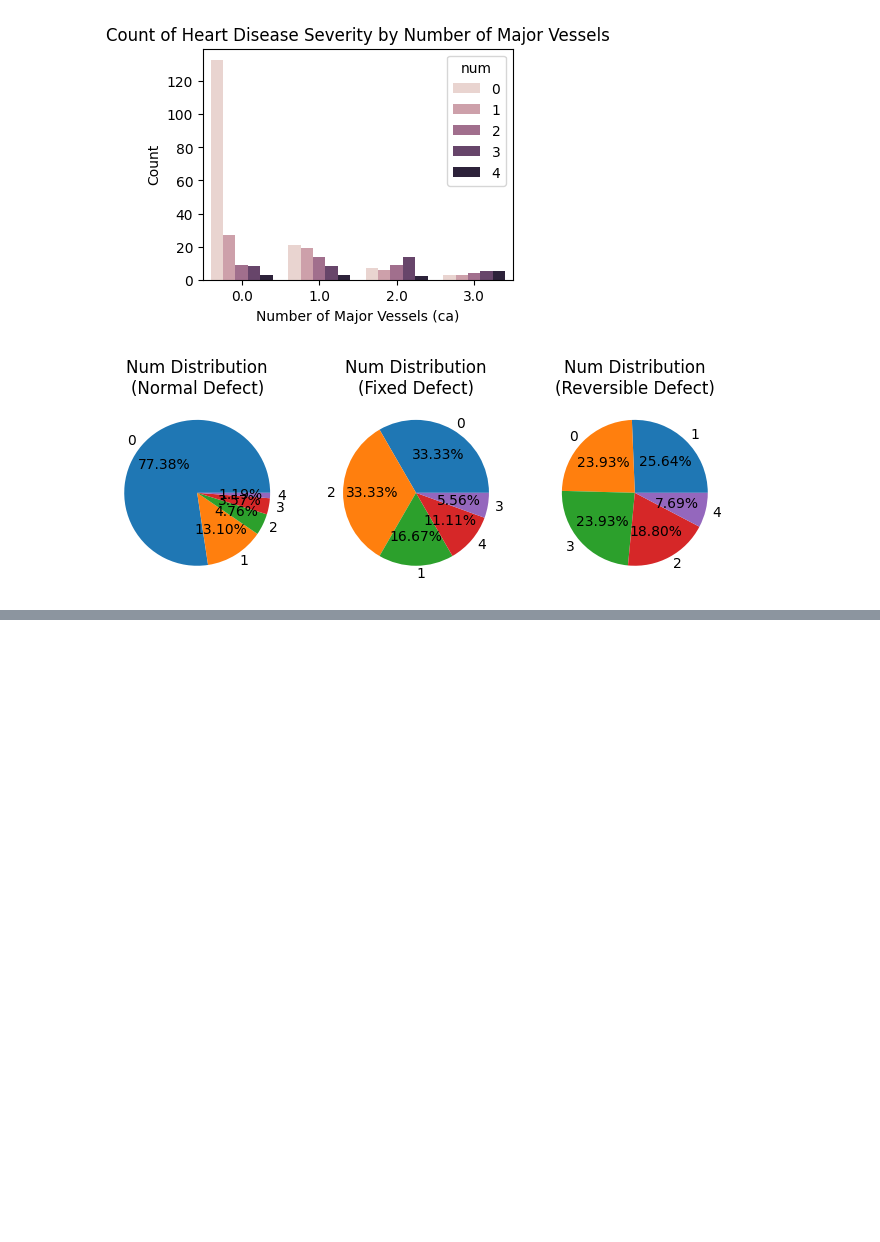
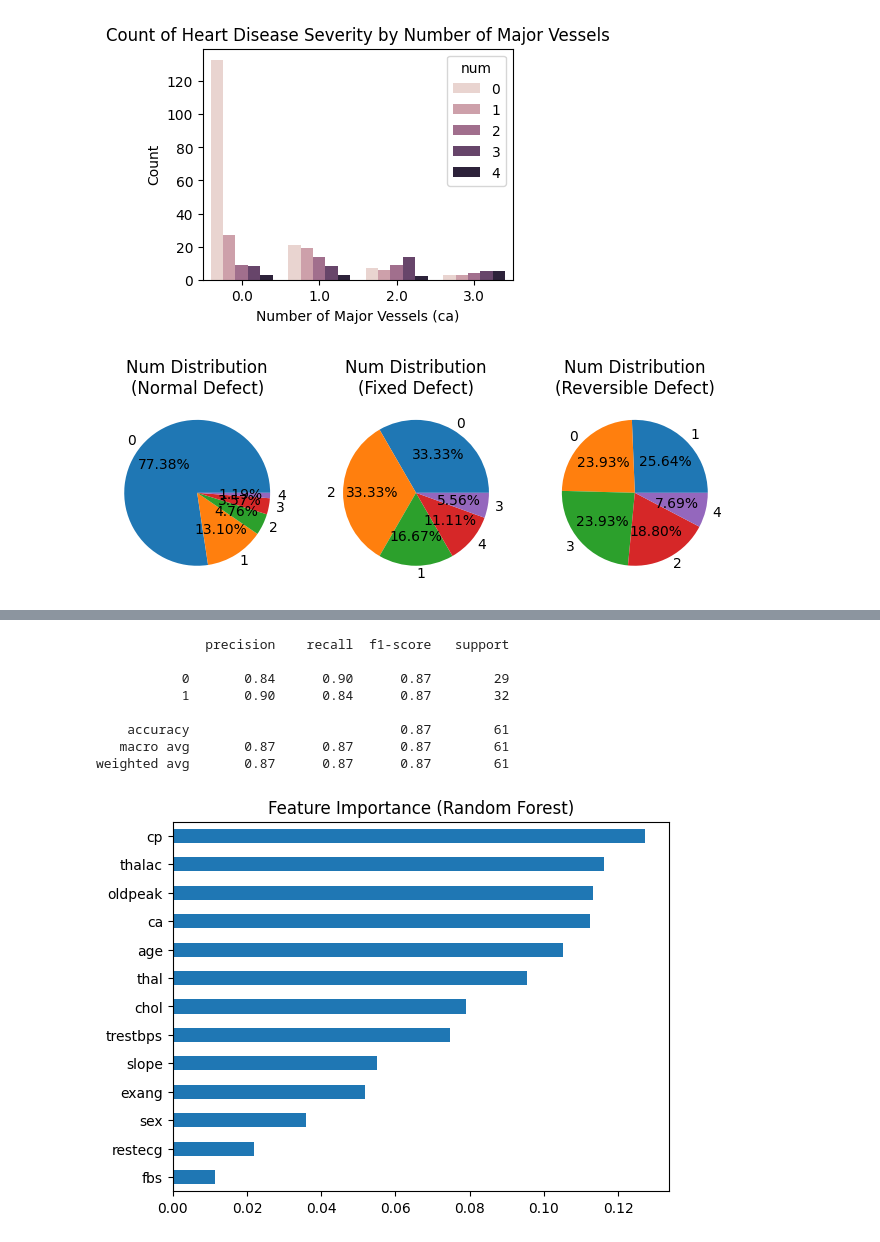
Before and after one commit to itayakad/IntroDataSci-Final, a Jupyter notebook: CS439_Final_Project.ipynb, the cells around one changed output, grey strips where cells are left out. Drawn from its saved outputs; the diff is of its cells as text; code cells hidden in the pictures; blank space fills up the shorter version.

```diff
--- a/CS439_Final_Project.ipynb
+++ b/CS439_Final_Project.ipynb
@@ -264,0 +282,23 @@ plt.show()
+# %%
+from sklearn.ensemble import RandomForestClassifier
+from sklearn.metrics import classification_report
+
+forest = RandomForestClassifier(n_estimators=100, random_state=42)
+forest.fit(X_train, y_train)
+y_pred = forest.predict(X_test)
+print(classification_report(y_test, y_pred))
+
+importances = pd.Series(forest.feature_importances_, index=X.columns)
+importances.sort_values().plot(kind='barh')
+plt.title('Feature Importance (Random Forest)')
+plt.show()
+# %% [output]
+              precision    recall  f1-score   support
+
+           0       0.84      0.90      0.87        29
+           1       0.90      0.84      0.87        32
+
+    accuracy                           0.87        61
+   macro avg       0.87      0.87      0.87        61
+weighted avg       0.87      0.87      0.87        61
+[figure, added]
```
Also changed, not shown: parts of 4 cells of this notebook.
